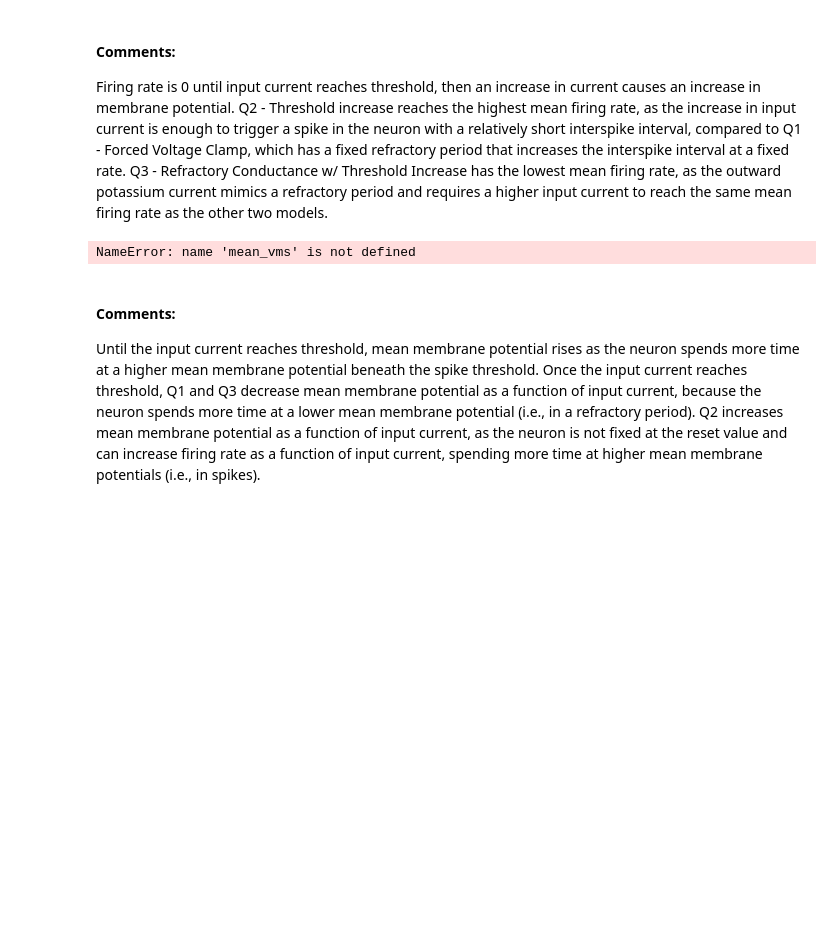
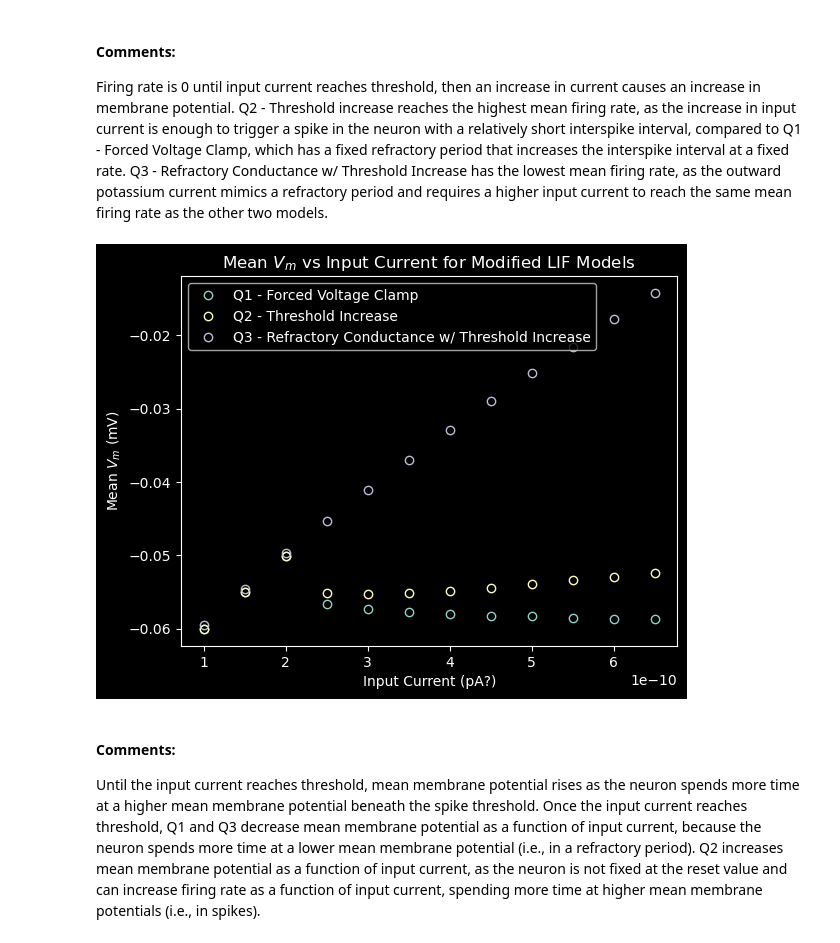
Before and after one commit to polsen99/intro_comp_neuro, a Jupyter notebook: ch2 (neuron and minimal spiking models)/tutorial 2.2 - Modeling the Refractory Period.ipynb, the cells around one changed output. Drawn from its saved outputs; the diff is of its cells as text; code cells hidden in the pictures; blank space fills up the shorter version.

```diff
--- a/ch2 (neuron and minimal spiking models)/tutorial 2.2 - Modeling the Refractory Period.ipynb
+++ b/ch2 (neuron and minimal spiking models)/tutorial 2.2 - Modeling the Refractory Period.ipynb
@@ -407,26 +405,26 @@ Firing rate is 0 until input current reaches threshold, then an increase in curr
 # %%
 # Graph 2
 # Plot mean membrane potential as a function of the input current
 
-currents = np.arange(1e-7, 7e-7, 5e-8)          # Define range of input currents
+currents = np.arange(1e-10, 7e-10, 5e-11)          # Define range of input currents
 
 for i in range(currents.shape[0]):              # Calculate mean Vm for each current value
     thresh_mean_vms = get_mean_vm(currents, model='thresh')            # ndarray
     clamp_mean_vms = get_mean_vm(currents, model='clamp')
     conductance_mean_vms = get_mean_vm(currents, model='conductance')
 
-plt.plot(currents, mean_vms, 'o', mfc='none', label='Q1 - Forced Voltage Clamp')   # Plot membrane potentials
+plt.plot(currents, clamp_mean_vms, 'o', mfc='none', label='Q1 - Forced Voltage Clamp')   # Plot membrane potentials
 plt.plot(currents, thresh_mean_vms, 'o', mfc='none', label='Q2 - Threshold Increase')
 plt.plot(currents, conductance_mean_vms, 'o', mfc='none', label='Q3 - Refractory Conductance w/ Threshold Increase')
 plt.title('Mean $V_m$ vs Input Current for Modified LIF Models')
 plt.legend()
 plt.ylabel('Mean $V_m$ (mV)')
 plt.xlabel('Input Current (pA?)')
 plt.show()
 
 # Peak at current=2 likely right before threshold, where spikes to not occur and Vm therefore never returns to v_reset
 # %% [output]
-NameError: name 'mean_vms' is not defined
+[figure, added]
 # %% [markdown]
 #### Comments:
 Until the input current reaches threshold, mean membrane potential rises as the neuron spends more time at a higher mean membrane potential beneath the spike threshold. Once the input current reaches threshold, Q1 and Q3 decrease mean membrane potential as a function of input current, because the neuron spends more time at a lower mean membrane potential (i.e., in a refractory period). Q2 increases mean membrane potential as a function of input current, as the neuron is not fixed at the reset value and can increase firing rate as a function of input current, spending more time at higher mean membrane potentials (i.e., in spikes).
```
Also changed, not shown: parts of 7 cells of this notebook.
